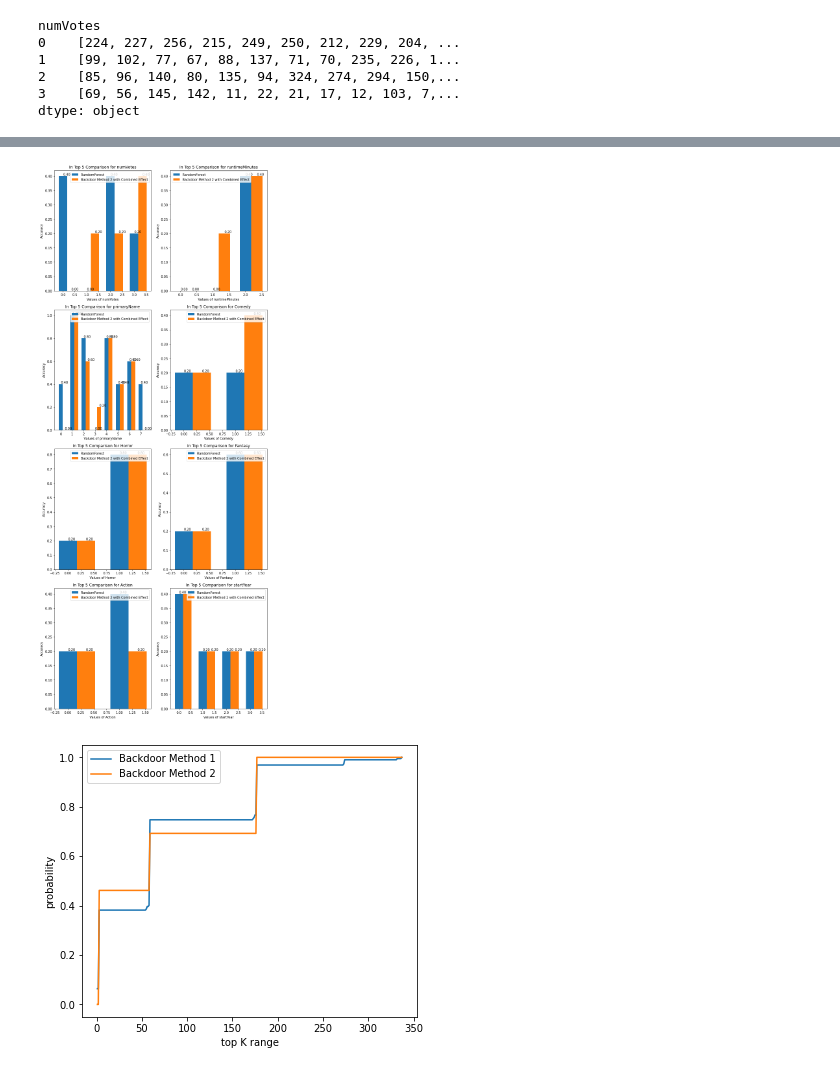
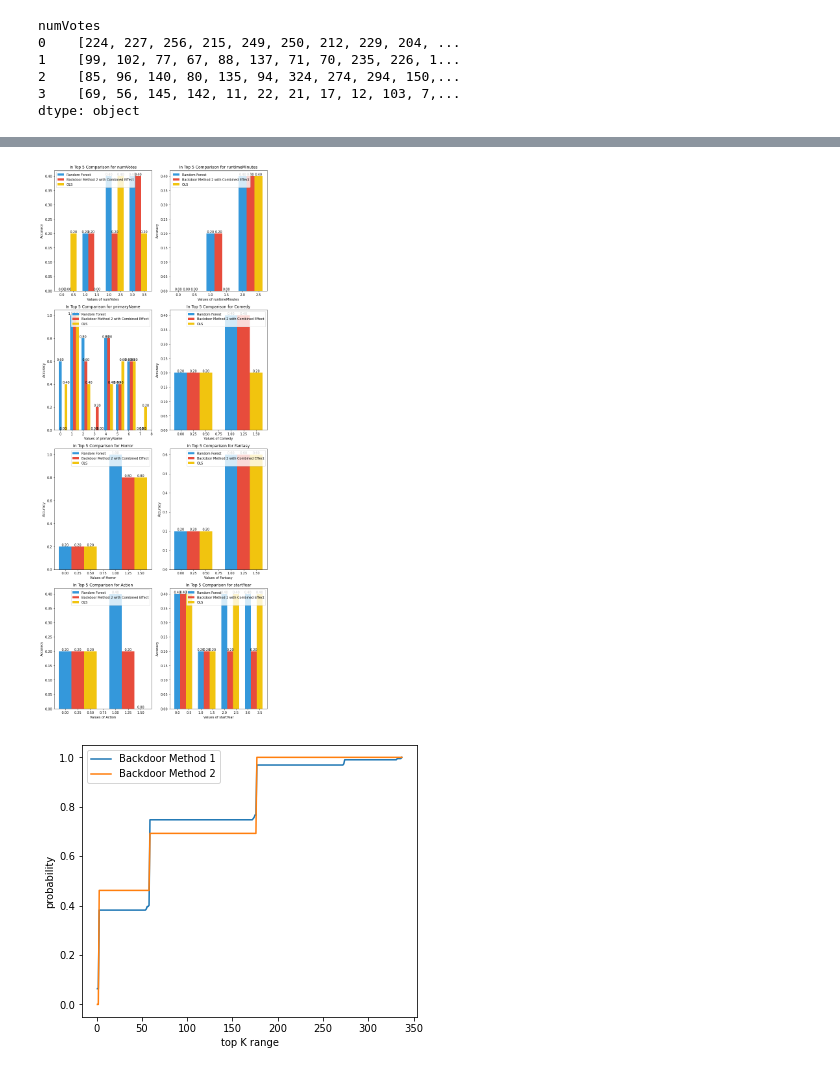
Before and after one commit to sainyam/Hyper-Code, a Jupyter notebook: ranking_query/imdb_movie_actors_clean.ipynb, the cells around one changed output, grey strips where cells are left out. Saved outputs shown, nothing was run; the diff lists cells and outputs as text; code cells hidden in the pictures.

```diff
--- a/ranking_query/imdb_movie_actors_clean.ipynb
+++ b/ranking_query/imdb_movie_actors_clean.ipynb
@@ -288,11 +320,13 @@ for i in range(1,len(updated_df)+1):
 # %%
-df_top_k_accuracy=pd.DataFrame({'random_forest':rf_results,'backdoor_method1':back_door_opt1_with_G,
+df_top_k_accuracy=pd.DataFrame({'random_forest':rf_results,'orinary_least_square':ols_results,
+                                'backdoor_method1':back_door_opt1_with_G,
                                'backdoor_method1_with_combined_effect':back_door_opt1_with_combined_G,
                                'backdoor_method2':back_door_opt2_with_G,
                                 'backdoor_method2_with_combined_effect':back_door_opt2_with_combined_G,
                                'k_range':range(1,len(updated_df)+1)})
 
-df_in_top_k_accuracy=pd.DataFrame({'random_forest':rf_results_in_topk,'backdoor_method1':back_door_opt1_with_G_in_topk,
+df_in_top_k_accuracy=pd.DataFrame({'random_forest':rf_results_in_topk,'orinary_least_square':ols_results_in_topk,
+                                   'backdoor_method1':back_door_opt1_with_G_in_topk,
                                'backdoor_method1_with_combined_effect':back_door_opt1_with_combined_G_in_topk,
                                'backdoor_method2':back_door_opt2_with_G_in_topk,
                                 'backdoor_method2_with_combined_effect':back_door_opt2_with_combined_G_in_topk,
@@ -451,6 +485,8 @@ numVotes
 dtype: object
 # %%
 rf_order['true_row_index']=rf_order.index
+# %%
+ols_order['true_row_index']=ols_order.index
 # %%
 rf_order
 # %% [output]
@@ -505,3 +545,0 @@ len(true_row_indexes)
-# %%
-for i in true_row_indexes:
-    print(i)
@@ -513,3 +545,0 @@ for i in true_row_indexes:
-# %%
-for i in range(len(true_row_indexes)):
-    print(i)
@@ -531,6 +548,12 @@ Xs = ["numVotes", "runtimeMinutes", "primaryName", "Comedy", "Horror", "Fantasy"
 
 
 plt.figure(figsize=(10, 3 * len(Xs)))
+
+colors = {
+    'random_forest': '#3498db',
+    'backdoor_method2_with_combined_effect': '#e74c3c',
+    'OLS': '#f1c40f'
+}
 
 
 for index, x in enumerate(Xs, start=1):
@@ -538,11 +561,14 @@ for index, x in enumerate(Xs, start=1):
     rf_results_in_topk=[]
     back_door_opt2_with_combined_G=[]
     back_door_opt2_with_combined_G_in_topk=[]
+    ols_results = []
+    ols_results_in_topk = []
     x_val=[]
 
     true_row_indexes=updated_df.groupby(x).apply(lambda d: d['true_row_index'].to_list())
     rf_row_indexes=rf_order.groupby(x).apply(lambda d: d['true_row_index'].to_list())
     backdoor_2_row_indexes=merged_df.groupby(x).apply(lambda d: d['row_index'].to_list())
+    ols_row_indexes = ols_order.groupby(x).apply(lambda d: d['true_row_index'].to_list())
 
 
     for i in range(len(true_row_indexes)):
@@ -552,26 +578,33 @@ for index, x in enumerate(Xs, start=1):
         back_door_opt2_with_combined_G.append(ranking_funcs.accuracy_topk_rank(backdoor_2_row_indexes[i][0:5],true_row_indexes[i][0:5]))
         back_door_opt2_with_combined_G_in_topk.append(ranking_funcs.accuracy_in_topk(backdoor_2_row_indexes[i][0:5],true_row_indexes[i][0:5]))
 
+        ols_results.append(ranking_funcs.accuracy_topk_rank(ols_row_indexes[i][0:5], true_row_indexes[i][0:5]))
+        ols_results_in_topk.append(ranking_funcs.accuracy_in_topk(ols_row_indexes[i][0:5], true_row_indexes[i][0:5]))
+
         x_val.append(true_row_indexes.index[i])
 
 
-    df_top_k_accuracy=pd.DataFrame({'random_forest':rf_results,'backdoor_method2_with_combined_effect':back_door_opt2_with_combined_G,x:x_val})
+    df_top_k_accuracy=pd.DataFrame({'random_forest':rf_results,'backdoor_method2_with_combined_effect':back_door_opt2_with_combined_G,
+                                    'OLS': ols_results,x:x_val})
     df_in_top_k_accuracy=pd.DataFrame({'random_forest':rf_results_in_topk,'backdoor_method2_with_combined_effect':back_door_opt2_with_combined_G_in_topk,
-                                      x:x_val})
+                                       'OLS': ols_results_in_topk,x:x_val})
 
     plt.subplot(4, 2, index)
-    bar_width = 0.35
+    bar_width = 0.25
     r1 = np.arange(len(df_top_k_accuracy))
     r2 = [x + bar_width for x in r1]
+    r3 = [x + bar_width for x in r2]
 
-    bars1 = plt.bar(r1, df_top_k_accuracy['random_forest'], width=bar_width, label='Random Forest')
-    bars2 = plt.bar(r2, df_top_k_accuracy['backdoor_method2_with_combined_effect'], width=bar_width, label='Backdoor Method 2 with Combined Effect')
-    for bar in bars1:
-        yval = bar.get_height()
-        plt.text(bar.get_x() + bar.get_width() / 2.0, yval, f'{yval:.2f}', va='bottom')
-    for bar in bars2:
-        yval = bar.get_height()
-        plt.text(bar.get_x() + bar.get_width() / 2.0, yval, f'{yval:.2f}', va='bottom')
+    bars1 = plt.bar(r1, df_top_k_accuracy['random_forest'], width=bar_width, color=colors['random_forest'], label='Random Forest')
+    bars2 = plt.bar(r2, df_top_k_accuracy['backdoor_method2_with_combined_effect'], width=bar_width,
+                    color=colors['backdoor_method2_with_combined_effect'], label='Backdoor Method 2 with Combined Effect')
+    bars3 = plt.bar(r3, df_top_k_accuracy['OLS'], width=bar_width, color=colors['OLS'], label='OLS')
+
+    for bars in [bars1, bars2, bars3]:
+        for bar in bars:
+            yval = bar.get_height()
+            plt.text(bar.get_x() + bar.get_width() / 2.0, yval, f'{yval:.2f}', va='bottom', ha='center')
+
     plt.xlabel(f'Values of {x}')
     plt.ylabel('Accuracy')
     plt.title(f'Top 5 Comparison for {x}')
@@ -591,11 +624,14 @@ for index, x in enumerate(Xs, start=1):
     rf_results_in_topk=[]
     back_door_opt2_with_combined_G=[]
     back_door_opt2_with_combined_G_in_topk=[]
+    ols_results = []
+    ols_results_in_topk = []
     x_val=[]
 
     true_row_indexes=updated_df.groupby(x).apply(lambda d: d['true_row_index'].to_list())
     rf_row_indexes=rf_order.groupby(x).apply(lambda d: d['true_row_index'].to_list())
     backdoor_2_row_indexes=merged_df.groupby(x).apply(lambda d: d['row_index'].to_list())
+    ols_row_indexes = ols_order.groupby(x).apply(lambda d: d['true_row_index'].to_list())
 
 
     for i in range(len(true_row_indexes)):
@@ -605,25 +641,32 @@ for index, x in enumerate(Xs, start=1):
         back_door_opt2_with_combined_G.append(ranking_funcs.accuracy_topk_rank(backdoor_2_row_indexes[i][0:5],true_row_indexes[i][0:5]))
         back_door_opt2_with_combined_G_in_topk.append(ranking_funcs.accuracy_in_topk(backdoor_2_row_indexes[i][0:5],true_row_indexes[i][0:5]))
 
+        ols_results.append(ranking_funcs.accuracy_topk_rank(ols_row_indexes[i][0:5], true_row_indexes[i][0:5]))
+        ols_results_in_topk.append(ranking_funcs.accuracy_in_topk(ols_row_indexes[i][0:5], true_row_indexes[i][0:5]))
+
         x_val.append(true_row_indexes.index[i])
 
 
-    df_top_k_accuracy=pd.DataFrame({'random_forest':rf_results,'backdoor_method2_with_combined_effect':back_door_opt2_with_combined_G,x:x_val})
+    df_top_k_accuracy=pd.DataFrame({'random_forest':rf_results,'backdoor_method2_with_combined_effect':back_door_opt2_with_combined_G,
+                                    'OLS': ols_results,x:x_val})
     df_in_top_k_accuracy=pd.DataFrame({'random_forest':rf_results_in_topk,'backdoor_method2_with_combined_effect':back_door_opt2_with_combined_G_in_topk,
-                                      x:x_val})
+                                       'OLS': ols_results_in_topk,x:x_val})
     plt.subplot(4, 2, index)
-    bar_width = 0.35
+    bar_width = 0.25
     r1 = np.arange(len(df_in_top_k_accuracy))
     r2 = [x + bar_width for x in r1]
+    r3 = [x + bar_width for x in r2]
 
-    bars1 = plt.bar(r1, df_in_top_k_accuracy['random_forest'], width=bar_width, label='RandomForest')
-    bars2 = plt.bar(r2, df_in_top_k_accuracy['backdoor_method2_with_combined_effect'], width=bar_width, label='Backdoor Method 2 with Combined Effect')
-    for bar in bars1:
-        yval = bar.get_height()
-        plt.text(bar.get_x() + bar.get_width() / 2.0, yval, f'{yval:.2f}', va='bottom')
-    for bar in bars2:
-        yval = bar.get_height()
-        plt.text(bar.get_x() + bar.get_width() / 2.0, yval, f'{yval:.2f}', va='bottom')
+    bars1 = plt.bar(r1, df_in_top_k_accuracy['random_forest'], width=bar_width, color=colors['random_forest'], label='Random Forest')
+    bars2 = plt.bar(r2, df_in_top_k_accuracy['backdoor_method2_with_combined_effect'], width=bar_width,
+                    color=colors['backdoor_method2_with_combined_effect'], label='Backdoor Method 2 with Combined Effect')
+    bars3 = plt.bar(r3, df_in_top_k_accuracy['OLS'], width=bar_width, color=colors['OLS'], label='OLS')
+
+    for bars in [bars1, bars2, bars3]:
+        for bar in bars:
+            yval = bar.get_height()
+            plt.text(bar.get_x() + bar.get_width() / 2.0, yval, f'{yval:.2f}', va='bottom', ha='center')
+
     plt.xlabel(f'Values of {x}')
     plt.ylabel('Accuracy')
     plt.title(f'In Top 5 Comparison for {x}')
@@ -637 +680 @@ plt.show()
-[figure, old version]
+[figure, new version]
```
Also changed, not shown: parts of 64 cells of this notebook, 53 other files.
